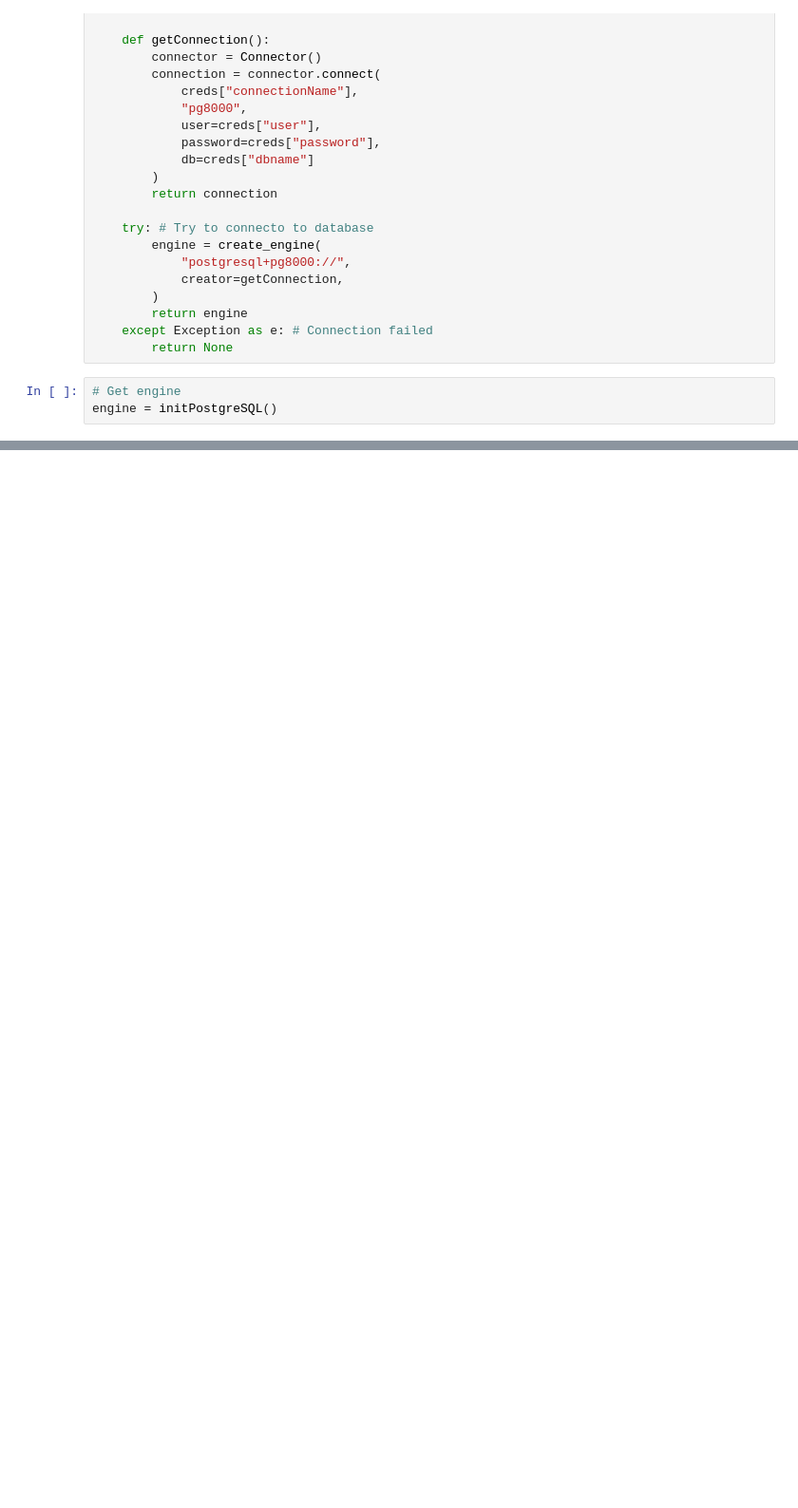
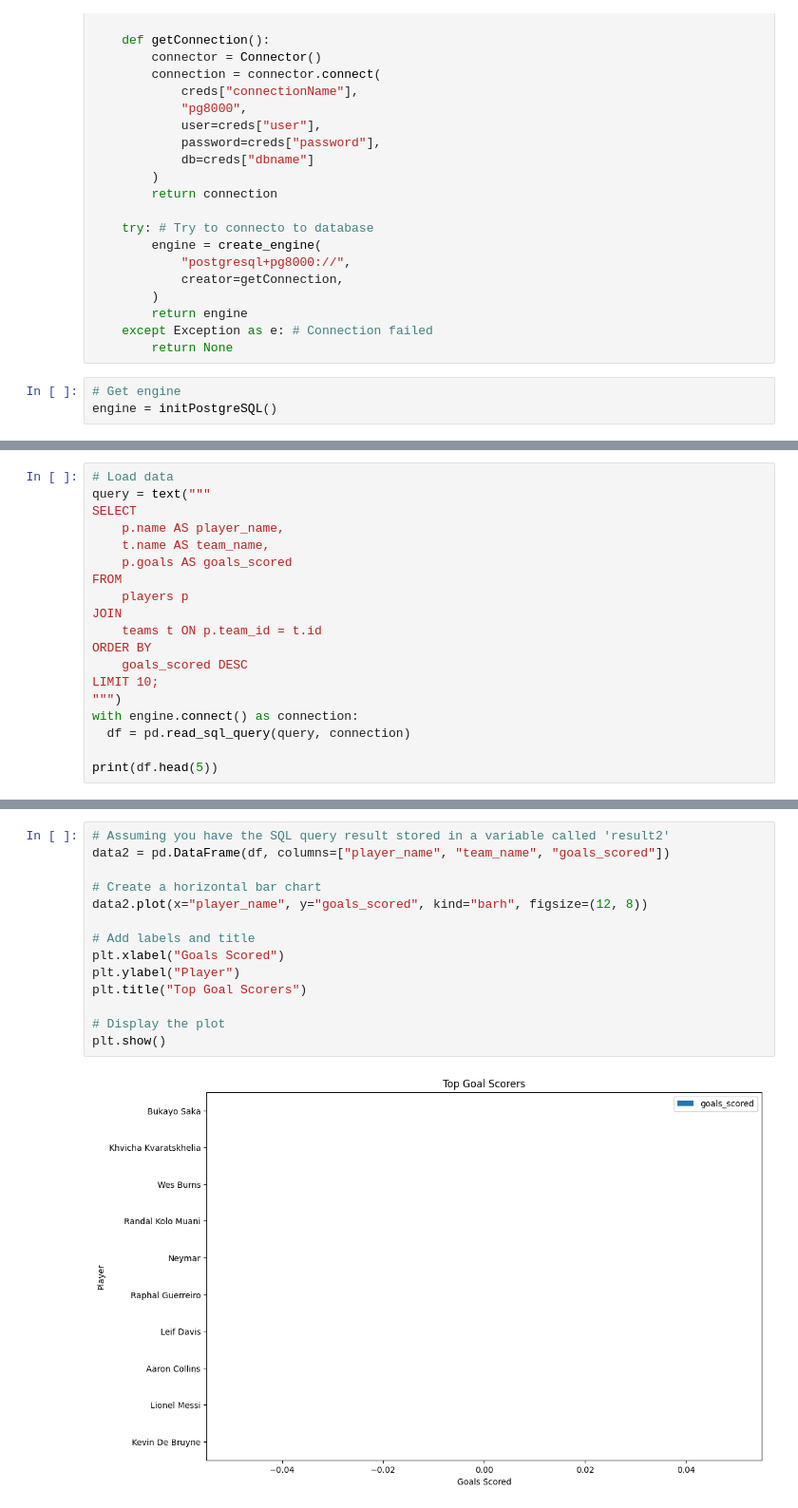
Before and after one commit to erikbohne/bettingAI, a Jupyter notebook: model/notebooks/visualization.ipynb, the cells around one changed output, grey strips where cells are left out. Shown: that part at 95% size. Saved outputs shown, nothing was run; the diff lists cells and outputs as text; blank space fills up the shorter version.

```diff
--- a/model/notebooks/visualization.ipynb
+++ b/model/notebooks/visualization.ipynb
@@ -53,0 +181,19 @@ engine = initPostgreSQL()
+# %%
+# Load data
+query = text("""
+SELECT
+    p.name AS player_name,
+    t.name AS team_name,
+    p.goals AS goals_scored
+FROM
+    players p
+JOIN
+    teams t ON p.team_id = t.id
+ORDER BY
+    goals_scored DESC
+LIMIT 10;
+""")
+with engine.connect() as connection:
+  df = pd.read_sql_query(query, connection)
+
+print(df.head(5))
@@ -53,0 +212,16 @@ engine = initPostgreSQL()
+# %%
+# Assuming you have the SQL query result stored in a variable called 'result2'
+data2 = pd.DataFrame(df, columns=["player_name", "team_name", "goals_scored"])
+
+# Create a horizontal bar chart
+data2.plot(x="player_name", y="goals_scored", kind="barh", figsize=(12, 8))
+
+# Add labels and title
+plt.xlabel("Goals Scored")
+plt.ylabel("Player")
+plt.title("Top Goal Scorers")
+
+# Display the plot
+plt.show()
+# %% [output]
+[figure, added]
```
Also changed, not shown: parts of 19 cells of this notebook.
